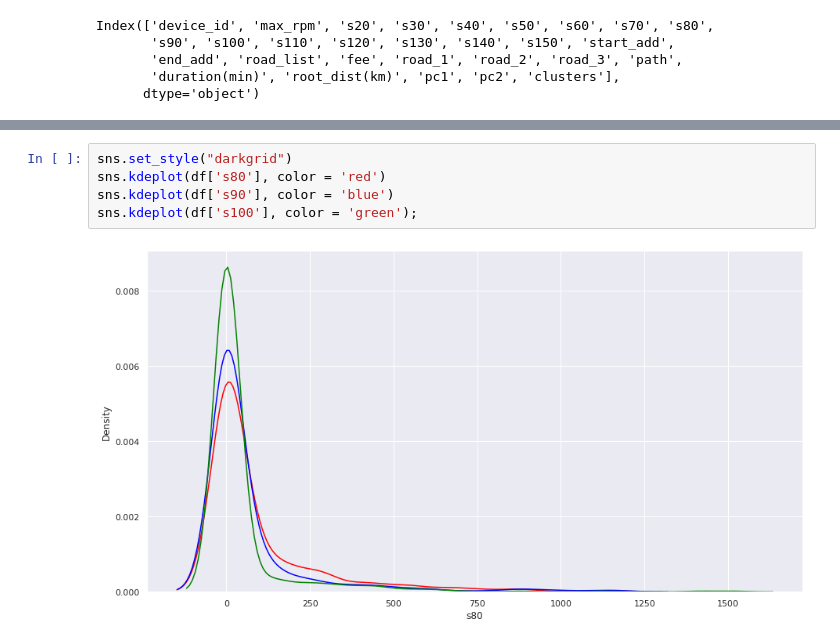
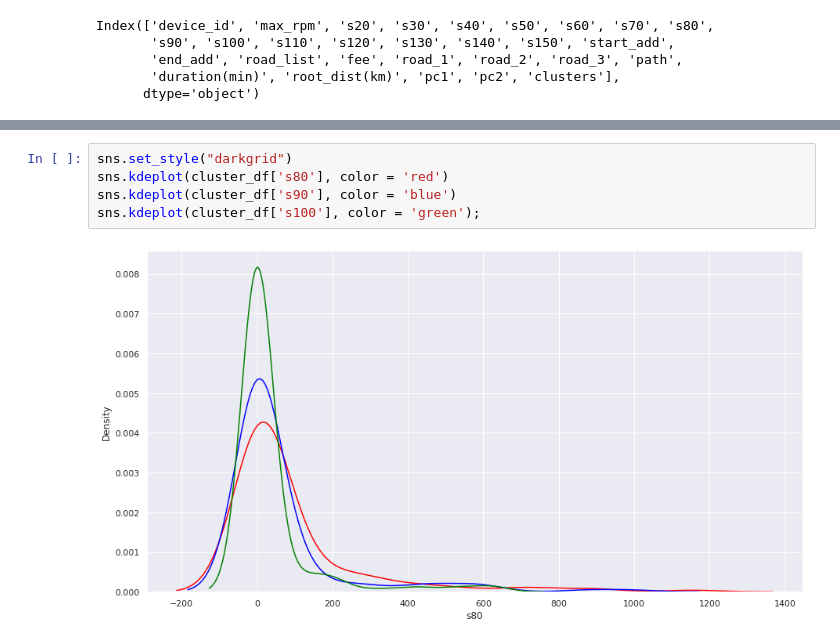
Before and after one commit to iterat1on/Realtime_abnomal_driving_detection, a Jupyter notebook: 공유자동차_분포확인.ipynb, the cells around one changed output, grey strips where cells are left out. Saved outputs shown, nothing was run; the diff lists cells and outputs as text.

```diff
--- a/공유자동차_분포확인.ipynb
+++ b/공유자동차_분포확인.ipynb
@@ -969,7 +969,7 @@ sns.kdeplot(df['s70'], color = 'green');
 # %%
 sns.set_style("darkgrid")
-sns.kdeplot(df['s80'], color = 'red')
-sns.kdeplot(df['s90'], color = 'blue')
-sns.kdeplot(df['s100'], color = 'green');
+sns.kdeplot(cluster_df['s80'], color = 'red')
+sns.kdeplot(cluster_df['s90'], color = 'blue')
+sns.kdeplot(cluster_df['s100'], color = 'green');
 # %% [output]
-[figure, old version]
+[figure, new version]
```
Also changed, not shown: parts of 3 cells of this notebook.
